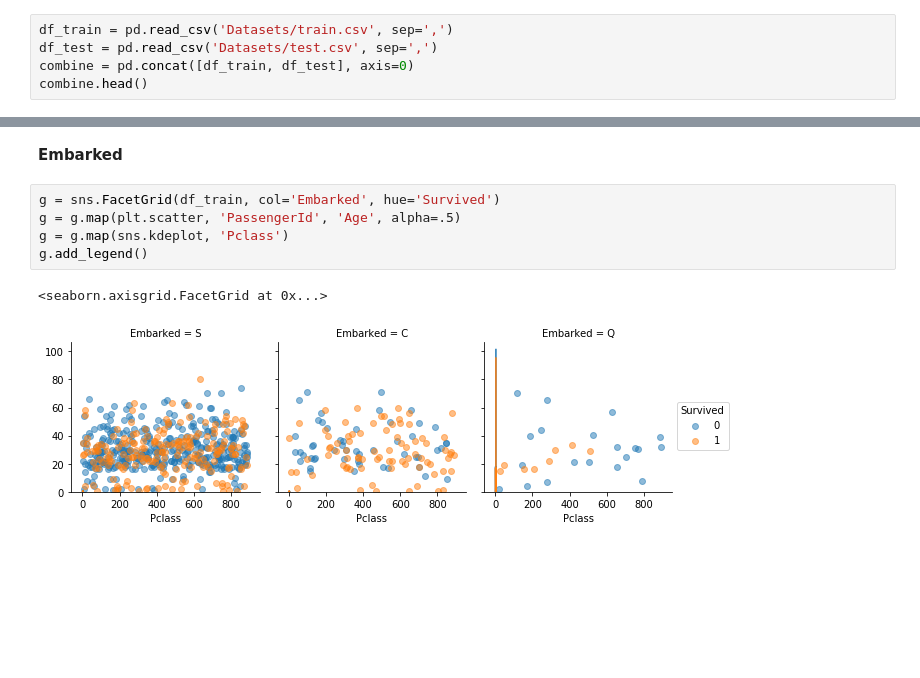
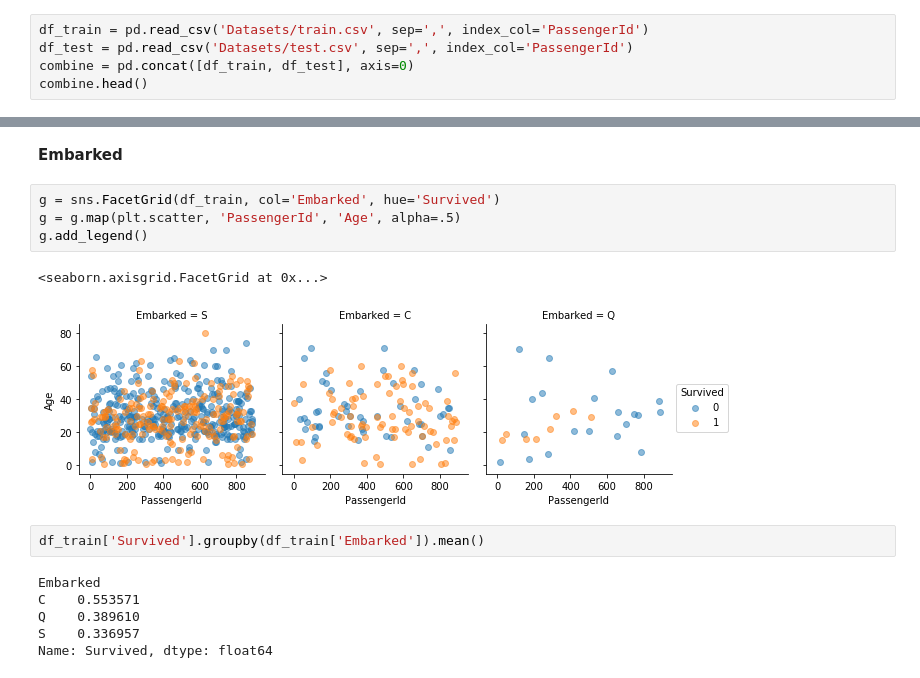
Before and after one commit to Ecboxer/Titanic, a Jupyter notebook: Explore.ipynb, the cells around one changed output, grey strips where cells are left out. Saved outputs shown, nothing was run; the diff lists cells and outputs as text; blank space fills up the shorter version.

Commit message:
Completed consideration of Embarked

```diff
--- a/Explore.ipynb
+++ b/Explore.ipynb
@@ -4,8 +4,8 @@ import numpy as np
 import matplotlib.pyplot as plt
 import seaborn as sns
 # %%
-df_train = pd.read_csv('Datasets/train.csv', sep=',')
-df_test = pd.read_csv('Datasets/test.csv', sep=',')
+df_train = pd.read_csv('Datasets/train.csv', sep=',', index_col='PassengerId')
+df_test = pd.read_csv('Datasets/test.csv', sep=',', index_col='PassengerId')
 combine = pd.concat([df_train, df_test], axis=0)
 combine.head()
 # %% [output]
@@ -164,8 +165,15 @@ Name: Survived, dtype: float64
 # %%
 g = sns.FacetGrid(df_train, col='Embarked', hue='Survived')
 g = g.map(plt.scatter, 'PassengerId', 'Age', alpha=.5)
-g = g.map(sns.kdeplot, 'Pclass')
 g.add_legend()
 # %% [output]
 <seaborn.axisgrid.FacetGrid at 0x...>
-[figure, old version]
+[figure, new version]
+# %%
+df_train['Survived'].groupby(df_train['Embarked']).mean()
+# %% [output]
+Embarked
+C    0.553571
+Q    0.389610
+S    0.336957
+Name: Survived, dtype: float64
```
Also changed, not shown: parts of 12 cells of this notebook.
